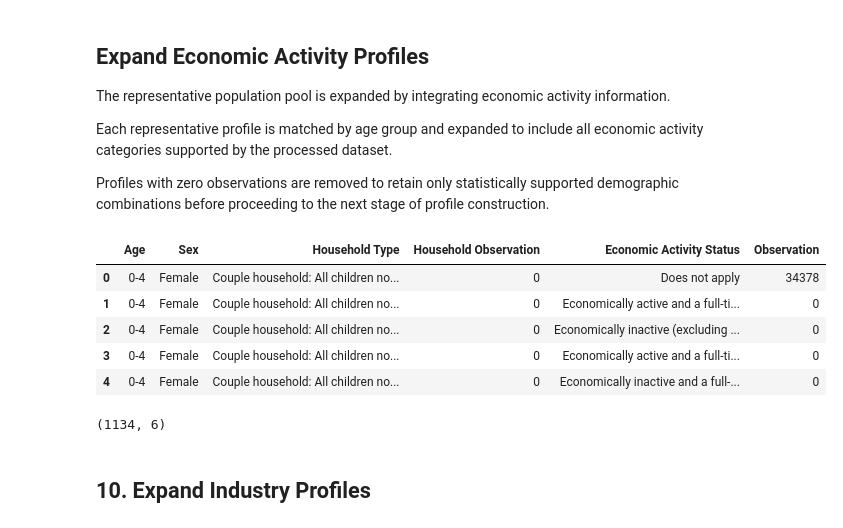
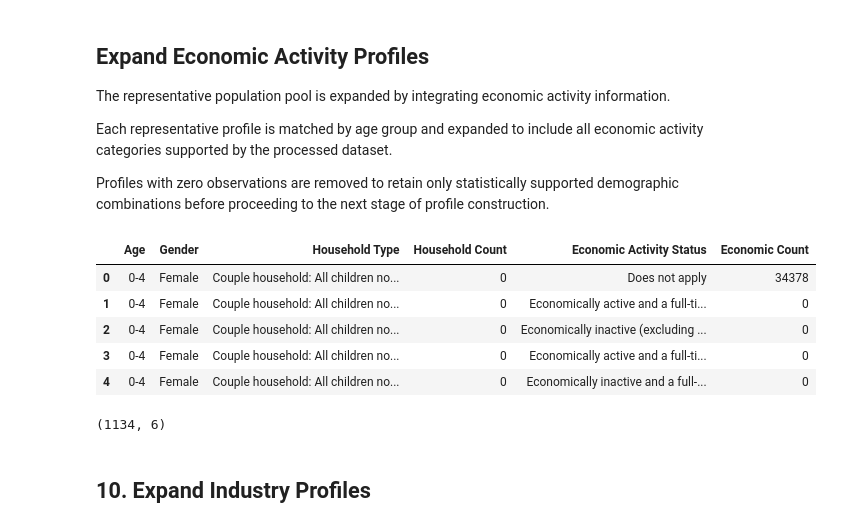
Before and after one commit to yuxinjiang1205/mobility-modelling-framework, a Jupyter notebook: notebooks/integration/demographic_profiles_construction.ipynb, the cells around one changed output. Drawn from its saved outputs; the diff is of its cells as text; code cells hidden in the pictures.

```diff
--- a/notebooks/integration/demographic_profiles_construction.ipynb
+++ b/notebooks/integration/demographic_profiles_construction.ipynb
@@ -211,37 +211,6 @@ print(ethnic_group.shape)
 (180, 4)
 # %% [markdown]
 ## 4. Standardise Column Names
-# %%
-age = age.rename(columns={
-    "Age Group": "Age"
-})
-
-gender = gender.rename(columns={
-    "Age Group": "Age",
-    "Sex (2 categories)": "Sex"
-})
-
-household = household.rename(columns={
-    "Age Group": "Age"
-})
-
-economic_activity = economic_activity.rename(columns={
-    "Age Group": "Age",
-    "Economic activity status (7 categories)": "Economic Activity Status"
-})
-
-industry = industry.rename(columns={
-    "Age Group": "Age",
-    "Industry (current) (19 categories)" : "Industry"
-})
-
-travel_distance = travel_distance.rename(columns={
-    "Age Group": "Age"
-})
-
-ethnic_group = ethnic_group.rename(columns={
-    "Age Group": "Age"
-})
 # %% [markdown]
 ## 5. Initialise Representative Population Pool
 # %%
@@ -266,7 +235,7 @@ print(population_pool.shape)
 ## 7. Expand Gender Profiles
 # %%
 population_pool = population_pool.merge(
-    gender[["Age", "Sex"]],
+    gender[["Age","Gender"]],
     on="Age",
     how="left"
 )
@@ -297,7 +266,7 @@ print(population_pool.shape)
 ## 8. Expand Household Profiles
 # %%
 population_pool = population_pool.merge(
-    household[["Age", "Household Type", "Observation"]],
+    household[["Age", "Household Type", "Household Count"]],
     on="Age",
     how="left"
 )
@@ -313,10 +282,6 @@ print(population_pool.shape)
 | 3 | 0-4 | Female | Lone parent household: All childr... | 0 |
 | 4 | 0-4 | Female | Lone parent household: With depen... | 7992 |
 (162, 4)
-# %%
-population_pool = population_pool.rename(
-    columns={"Observation": "Household Observation"}
-)
 # %% [markdown]
 ## 9. Expand Economic Activity Profiles
 # %% [markdown]
@@ -329,16 +294,16 @@ Each representative profile is matched by age group and expanded to include all
 Profiles with zero observations are removed to retain only statistically supported demographic combinations before proceeding to the next stage of profile construction.
 # %%
 population_pool = population_pool.merge(
-    economic_activity[["Age", "Economic Activity Status", "Observation"]],
+    economic_activity[["Age", "Economic Activity Status", "Economic Count"]],
     on="Age",
     how="left"
 )
 
 display(population_pool.head())
 
 print(population_pool.shape)
 # %% [output]
-|  | Age | Sex | Household Type | Household Observation | Economic Activity Status | Observation |
+|  | Age | Gender | Household Type | Household Count | Economic Activity Status | Economic Count |
 | 0 | 0-4 | Female | Couple household: All children no... | 0 | Does not apply | 34378 |
 | 1 | 0-4 | Female | Couple household: All children no... | 0 | Economically active and a full-ti... | 0 |
 | 2 | 0-4 | Female | Couple household: All children no... | 0 | Economically inactive (excluding ... | 0 |
```
Also changed, not shown: parts of 7 cells of this notebook, 2 other files.
